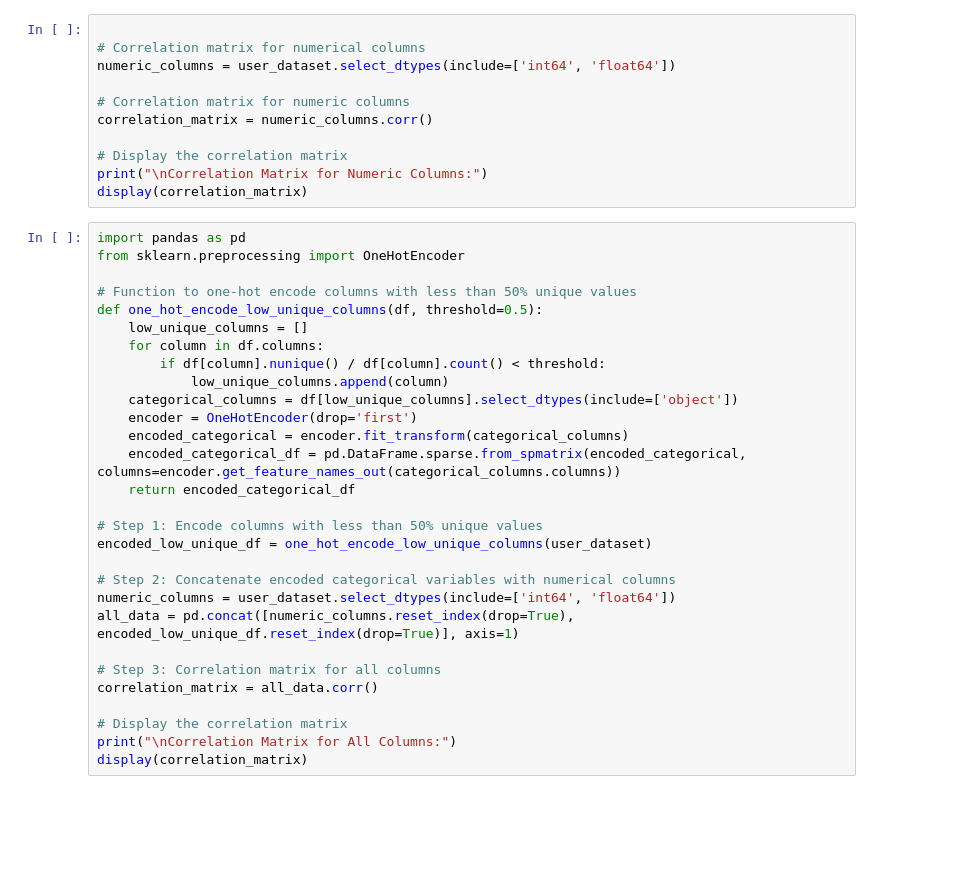
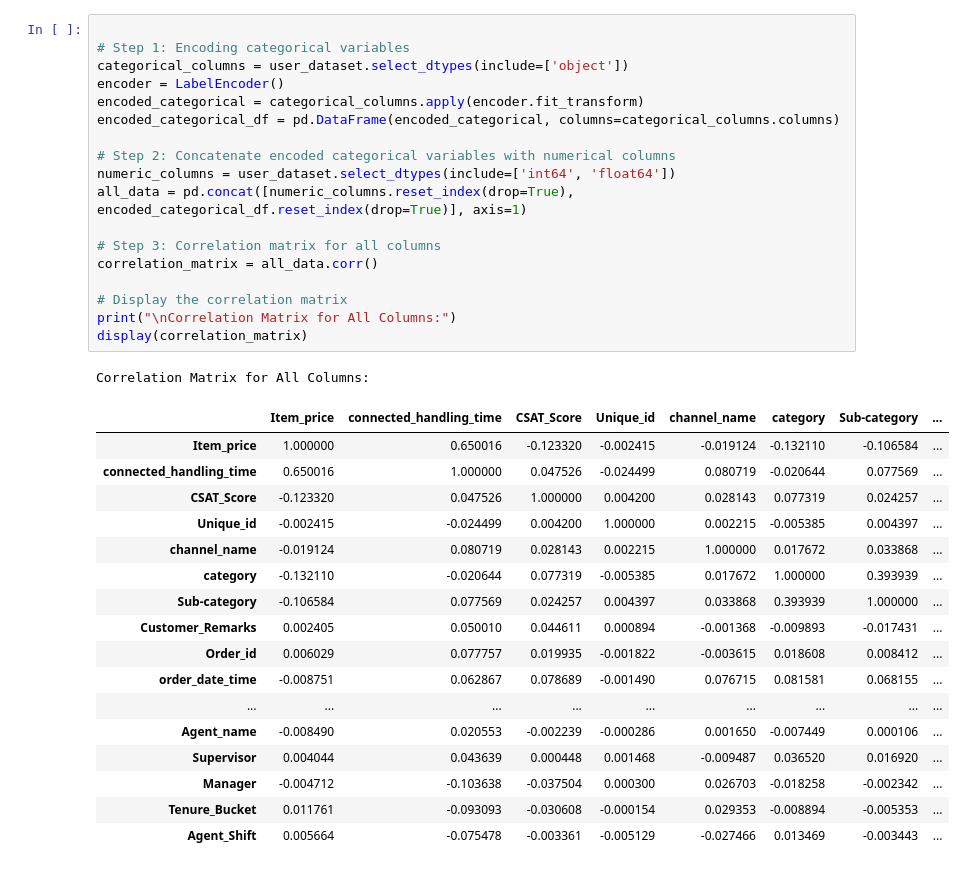
Before and after one commit to kaushiksahoo54/freeware-AI, a Jupyter notebook: data_analyzer.ipynb, the cells around one changed output. Saved outputs shown, nothing was run; the diff lists cells and outputs as text; blank space fills up the shorter version.

Commit message:
correlations features added

```diff
--- a/data_analyzer.ipynb
+++ b/data_analyzer.ipynb
@@ -34,40 +54,37 @@ display(merged_info)
 # %%
 
-# Correlation matrix for numerical columns
+# Step 1: Encoding categorical variables
+categorical_columns = user_dataset.select_dtypes(include=['object'])
+encoder = LabelEncoder()
+encoded_categorical = categorical_columns.apply(encoder.fit_transform)
+encoded_categorical_df = pd.DataFrame(encoded_categorical, columns=categorical_columns.columns)
+
+# Step 2: Concatenate encoded categorical variables with numerical columns
 numeric_columns = user_dataset.select_dtypes(include=['int64', 'float64'])
+all_data = pd.concat([numeric_columns.reset_index(drop=True), encoded_categorical_df.reset_index(drop=True)], axis=1)
 
-# Correlation matrix for numeric columns
-correlation_matrix = numeric_columns.corr()
+# Step 3: Correlation matrix for all columns
+correlation_matrix = all_data.corr()
 
 # Display the correlation matrix
-print("\nCorrelation Matrix for Numeric Columns:")
+print("\nCorrelation Matrix for All Columns:")
 display(correlation_matrix)
+# %% [output]
+Correlation Matrix for All Columns:
+|  | Item_price | connected_handling_time | CSAT_Score | Unique_id | channel_name | category | Sub-category | ... |
+| Item_price | 1.000000 | 0.650016 | -0.123320 | -0.002415 | -0.019124 | -0.132110 | -0.106584 | ... |
+| connected_handling_time | 0.650016 | 1.000000 | 0.047526 | -0.024499 | 0.080719 | -0.020644 | 0.077569 | ... |
+| CSAT_Score | -0.123320 | 0.047526 | 1.000000 | 0.004200 | 0.028143 | 0.077319 | 0.024257 | ... |
+| Unique_id | -0.002415 | -0.024499 | 0.004200 | 1.000000 | 0.002215 | -0.005385 | 0.004397 | ... |
+| channel_name | -0.019124 | 0.080719 | 0.028143 | 0.002215 | 1.000000 | 0.017672 | 0.033868 | ... |
+| category | -0.132110 | -0.020644 | 0.077319 | -0.005385 | 0.017672 | 1.000000 | 0.393939 | ... |
+| Sub-category | -0.106584 | 0.077569 | 0.024257 | 0.004397 | 0.033868 | 0.393939 | 1.000000 | ... |
+| Customer_Remarks | 0.002405 | 0.050010 | 0.044611 | 0.000894 | -0.001368 | -0.009893 | -0.017431 | ... |
+| Order_id | 0.006029 | 0.077757 | 0.019935 | -0.001822 | -0.003615 | 0.018608 | 0.008412 | ... |
+| order_date_time | -0.008751 | 0.062867 | 0.078689 | -0.001490 | 0.076715 | 0.081581 | 0.068155 | ... |
+| ... | ... | ... | ... | ... | ... | ... | ... | ... |
+| Agent_name | -0.008490 | 0.020553 | -0.002239 | -0.000286 | 0.001650 | -0.007449 | 0.000106 | ... |
+| Supervisor | 0.004044 | 0.043639 | 0.000448 | 0.001468 | -0.009487 | 0.036520 | 0.016920 | ... |
+| Manager | -0.004712 | -0.103638 | -0.037504 | 0.000300 | 0.026703 | -0.018258 | -0.002342 | ... |
+| Tenure_Bucket | 0.011761 | -0.093093 | -0.030608 | -0.000154 | 0.029353 | -0.008894 | -0.005353 | ... |
+| Agent_Shift | 0.005664 | -0.075478 | -0.003361 | -0.005129 | -0.027466 | 0.013469 | -0.003443 | ... |
-# %%
-import pandas as pd
-from sklearn.preprocessing import OneHotEncoder
-
-# Function to one-hot encode columns with less than 50% unique values
-def one_hot_encode_low_unique_columns(df, threshold=0.5):
-    low_unique_columns = []
-    for column in df.columns:
-        if df[column].nunique() / df[column].count() < threshold:
-            low_unique_columns.append(column)
-    categorical_columns = df[low_unique_columns].select_dtypes(include=['object'])
-    encoder = OneHotEncoder(drop='first')
-    encoded_categorical = encoder.fit_transform(categorical_columns)
-    encoded_categorical_df = pd.DataFrame.sparse.from_spmatrix(encoded_categorical, columns=encoder.get_feature_names_out(categorical_columns.columns))
-    return encoded_categorical_df
-
-# Step 1: Encode columns with less than 50% unique values
-encoded_low_unique_df = one_hot_encode_low_unique_columns(user_dataset)
-
-# Step 2: Concatenate encoded categorical variables with numerical columns
-numeric_columns = user_dataset.select_dtypes(include=['int64', 'float64'])
-all_data = pd.concat([numeric_columns.reset_index(drop=True), encoded_low_unique_df.reset_index(drop=True)], axis=1)
-
-# Step 3: Correlation matrix for all columns
-correlation_matrix = all_data.corr()
-
-# Display the correlation matrix
-print("\nCorrelation Matrix for All Columns:")
-display(correlation_matrix)
```
Also changed, not shown: parts of 3 cells of this notebook.
